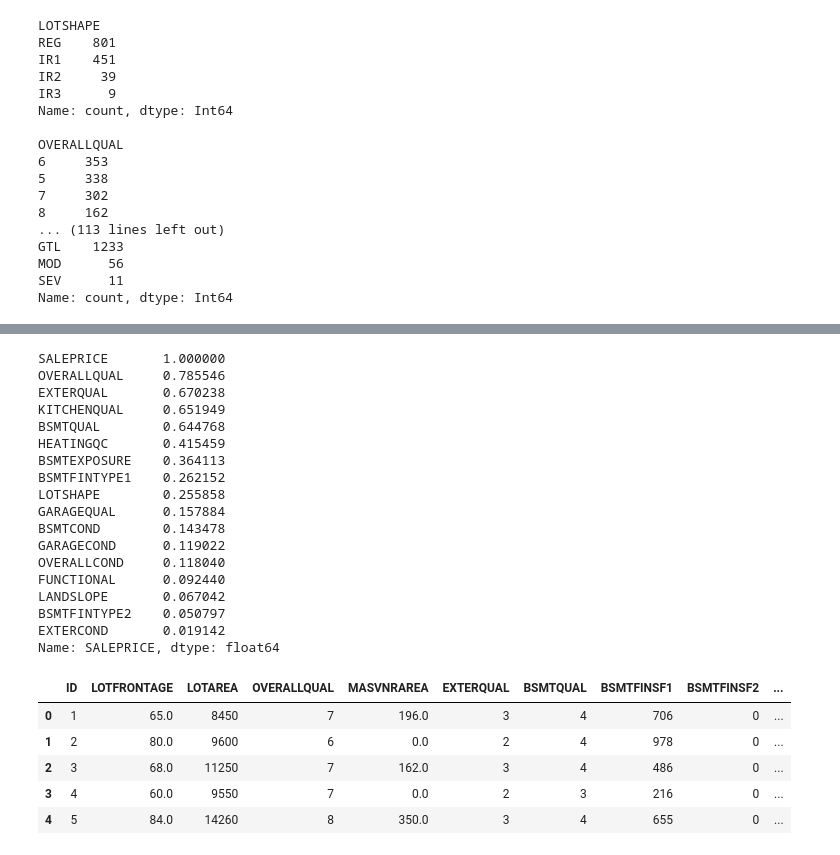
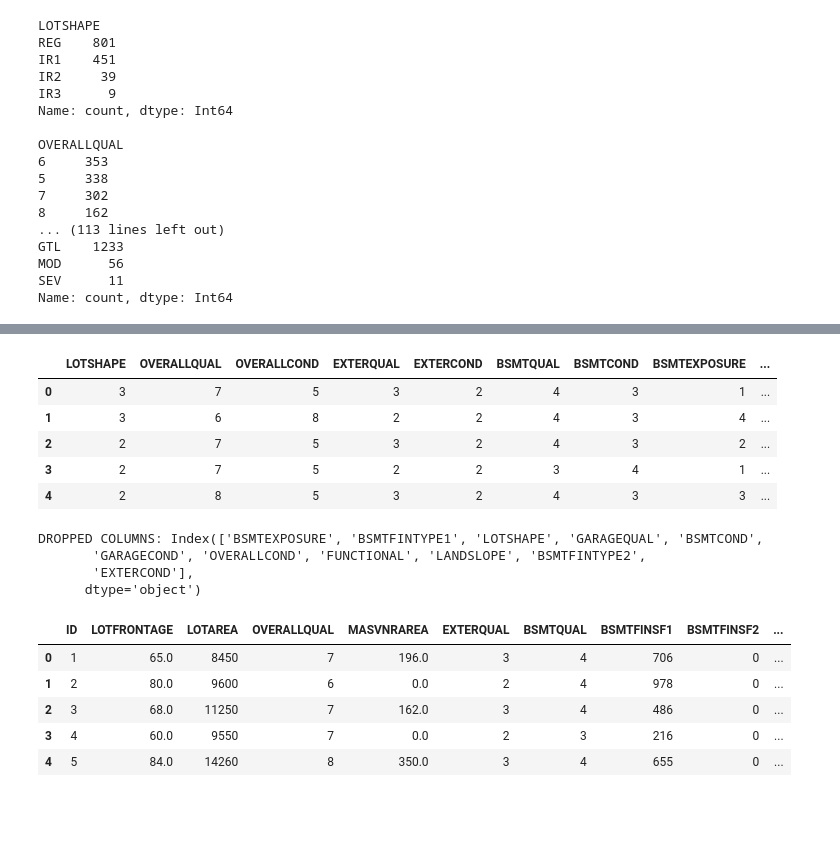
Before and after one commit to lucasamtaylor01/KaggleGettingStarted, a Jupyter notebook: 02_HOUSING_PRICES/02_noteboks/01_cleaning.ipynb, the cells around one changed output, grey strips where cells are left out. Cells and saved outputs as stored; diff of their text form; code cells hidden in the pictures; blank space fills up the shorter version.

```diff
--- a/02_HOUSING_PRICES/02_noteboks/01_cleaning.ipynb
+++ b/02_HOUSING_PRICES/02_noteboks/01_cleaning.ipynb
@@ -797,22 +764,0 @@ df_clean_qual_ord_analysis[target] = df_clean_qual_ord[target]
-# %%
-df_clean_qual_ord_analysis_corr = df_clean_qual_ord_analysis.corr()
-df_clean_qual_ord_analysis_corr['SALEPRICE'].abs().sort_values(ascending=False)
-# %% [output]
-SALEPRICE       1.000000
-OVERALLQUAL     0.785546
-EXTERQUAL       0.670238
-KITCHENQUAL     0.651949
-BSMTQUAL        0.644768
-HEATINGQC       0.415459
-BSMTEXPOSURE    0.364113
-BSMTFINTYPE1    0.262152
-LOTSHAPE        0.255858
-GARAGEQUAL      0.157884
-BSMTCOND        0.143478
-GARAGECOND      0.119022
-OVERALLCOND     0.118040
-FUNCTIONAL      0.092440
-LANDSLOPE       0.067042
-BSMTFINTYPE2    0.050797
-EXTERCOND       0.019142
-Name: SALEPRICE, dtype: float64
@@ -823 +765,29 @@ df_clean_quan_disc = df_clean_qual_ord.drop(columns=columns_to_drop, axis=1)
+# %%
+df_clean_qual_ord_analysis.head()
+# %% [output]
+|  | LOTSHAPE | OVERALLQUAL | OVERALLCOND | EXTERQUAL | EXTERCOND | BSMTQUAL | BSMTCOND | BSMTEXPOSURE | ... |
+| 0 | 3 | 7 | 5 | 3 | 2 | 4 | 3 | 1 | ... |
+| 1 | 3 | 6 | 8 | 2 | 2 | 4 | 3 | 4 | ... |
+| 2 | 2 | 7 | 5 | 3 | 2 | 4 | 3 | 2 | ... |
+| 3 | 2 | 7 | 5 | 2 | 2 | 3 | 4 | 1 | ... |
+| 4 | 2 | 8 | 5 | 3 | 2 | 4 | 3 | 3 | ... |
+# %%
+
+df_clean_qual_ord_analysis[target] = df_clean_qual_ord[target]
+
+df_clean_qual_ord_analysis_corr = df_clean_qual_ord_analysis.corr()
+df_clean_qual_ord_analysis_corr["SALEPRICE"] = df_clean_qual_ord_analysis_corr["SALEPRICE"].abs()
+df_clean_qual_ord_analysis_corr = df_clean_qual_ord_analysis_corr["SALEPRICE"].sort_values(ascending=False)
+
+mask = df_clean_qual_ord_analysis_corr < 0.4
+columns_to_drop = mask[mask].index
+
+print('DROPPED COLUMNS:', columns_to_drop)
+
+df_clean_qual_ord = df_clean_qual_ord.drop(columns=columns_to_drop, axis=1)
+# %% [output]
+DROPPED COLUMNS: Index(['BSMTEXPOSURE', 'BSMTFINTYPE1', 'LOTSHAPE', 'GARAGEQUAL', 'BSMTCOND',
+       'GARAGECOND', 'OVERALLCOND', 'FUNCTIONAL', 'LANDSLOPE', 'BSMTFINTYPE2',
+       'EXTERCOND'],
+      dtype='object')
 # %%
```
Also changed, not shown: parts of 32 cells of this notebook, 1 other file.
